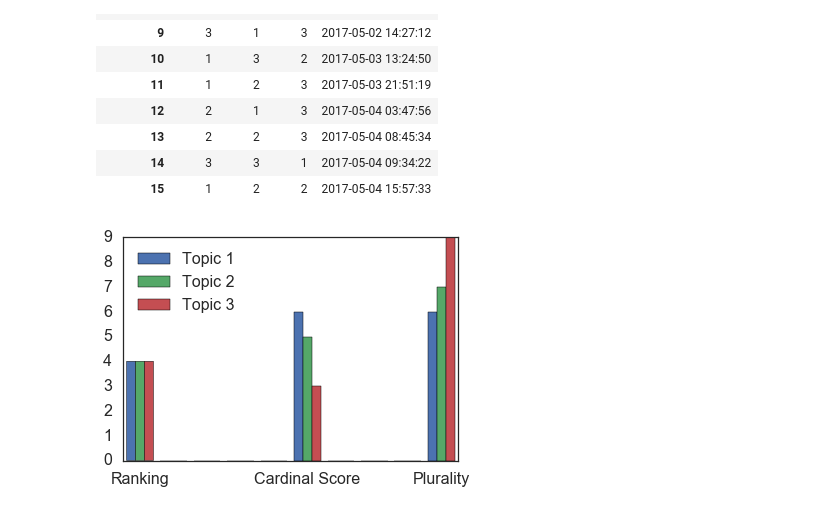
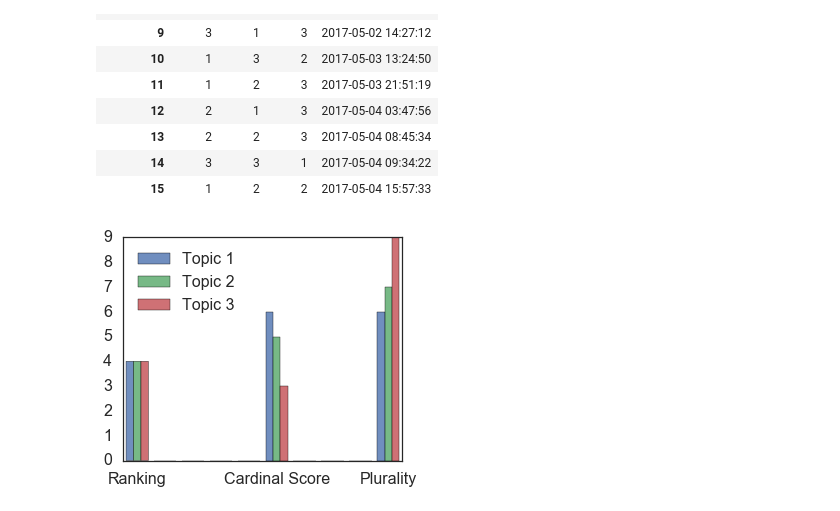
Before and after one commit to NickHoernle/group-mediator-bot, a Jupyter notebook: experiment/results_v2.ipynb, the cells around one changed output. Saved outputs shown, nothing was run; the diff lists cells and outputs as text; code cells hidden in the pictures.

```diff
--- a/experiment/results_v2.ipynb
+++ b/experiment/results_v2.ipynb
@@ -63,10 +65,11 @@ data_df
 # %%
 vals = [data_df['topic{}'.format(i)].values for i in range(1,4)]
 # %%
-plt.hist(vals, label=['Topic 1', 'Topic 2', 'Topic 3'])
+plt.figure(figsize=(5,4))
+plt.hist(vals, label=['Topic 1', 'Topic 2', 'Topic 3'], alpha=0.8)
 plt.legend(loc='best')
 plt.xticks([1.1,2.1,2.9], ['Ranking', 'Cardinal Score', 'Plurality'])
 # plt.xlabel('Choice')
 plt.show()
 # %% [output]
-[figure, old version]
+[figure, new version]
```
Also changed, not shown: parts of 1 cell of this notebook, 3 other files.
